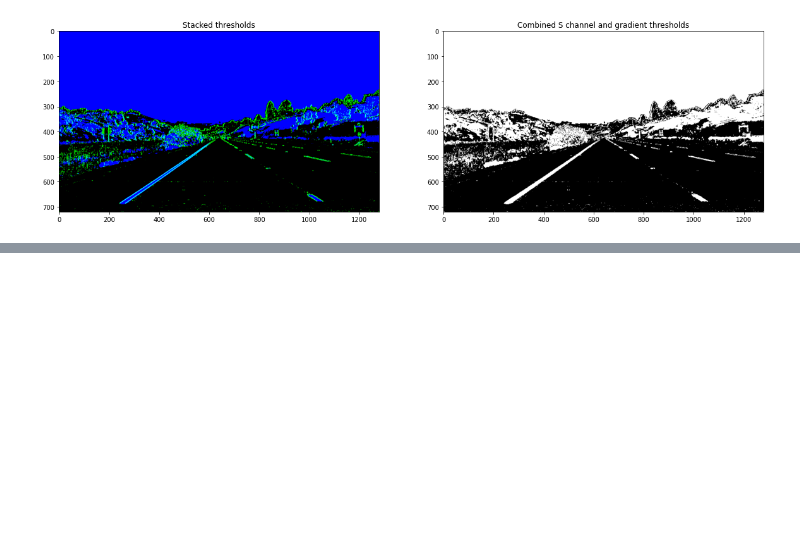
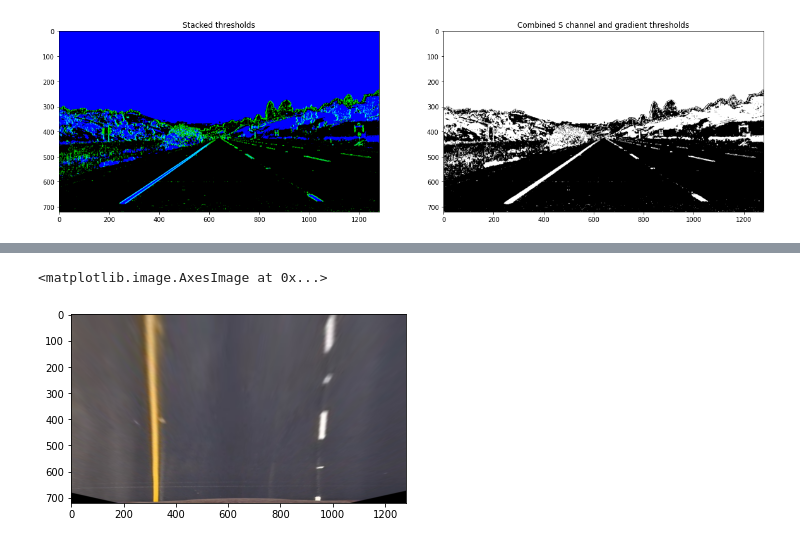
Before and after one commit to G-Ishan/Advanced-Lane-Finding, a Jupyter notebook: advanced_lane_finding.ipynb, the cells around one changed output, grey strips where cells are left out. Saved outputs shown, nothing was run; the diff lists cells and outputs as text; code cells hidden in the pictures; blank space fills up the shorter version.

```diff
--- a/advanced_lane_finding.ipynb
+++ b/advanced_lane_finding.ipynb
@@ -269,0 +283,24 @@ ax2.imshow(combined_binary, cmap='gray')
+# %%
+def warp_image(undist, src, dst):
+    """
+    This function takes an undistorted image and warps it.
+
+    Arguments:
+        undist - an undistorted RGB image
+        src - a numpy array of float source coordinates
+        dst - a numpy array of float destination coordinates
+
+    Returns:
+        warped - the warped image
+        M - the perspective transform of the image
+    """
+    gray = cv2.cvtColor(image, cv2.COLOR_RGB2GRAY)
+    M = cv2.getPerspectiveTransform(src,dst)
+    warped = cv2.warpPerspective(undist, M, gray.shape[::-1], flags=cv2.INTER_LINEAR)
+    return warped, M
+# %%
+warped, M = warp_image(undistorted, roi_src, roi_dst)
+plt.imshow(warped)
+# %% [output]
+<matplotlib.image.AxesImage at 0x...>
+[figure, added]
```
Also changed, not shown: parts of 11 cells of this notebook.
